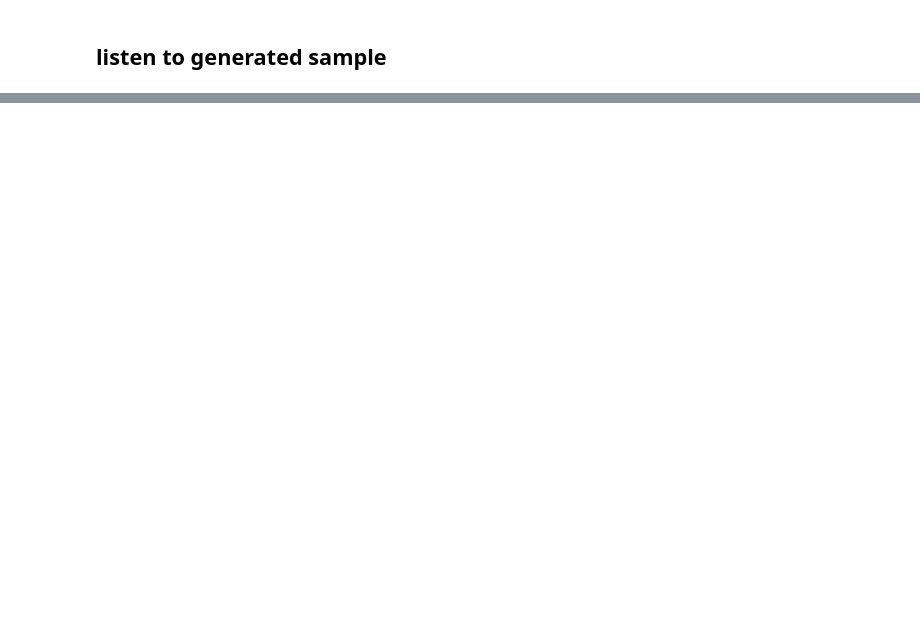
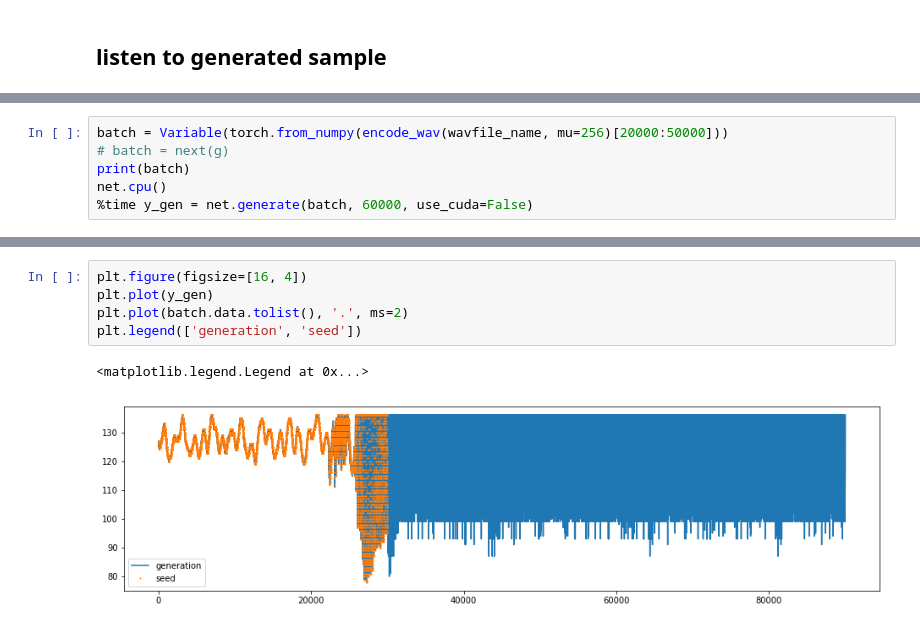
Before and after one commit to crazyoscarchang/pytorch-wavenet, a Jupyter notebook: wavenet.ipynb, the cells around one changed output, grey strips where cells are left out. Saved outputs shown, nothing was run; the diff lists cells and outputs as text; blank space fills up the shorter version.

Commit message:
generate on cpu for more memory, try 256 bin encoding rather than 64

```diff
--- a/wavenet.ipynb
+++ b/wavenet.ipynb
@@ -325,0 +331,6 @@ plt.legend(['generation','seed'])
+# %%
+batch = Variable(torch.from_numpy(encode_wav(wavfile_name, mu=256)[20000:50000]))
+# batch = next(g)
+print(batch)
+net.cpu()
+%time y_gen = net.generate(batch, 60000, use_cuda=False)
@@ -325,0 +350,8 @@ plt.legend(['generation','seed'])
+# %%
+plt.figure(figsize=[16, 4])
+plt.plot(y_gen)
+plt.plot(batch.data.tolist(), '.', ms=2)
+plt.legend(['generation', 'seed'])
+# %% [output]
+<matplotlib.legend.Legend at 0x...>
+[figure, added]
```
Also changed, not shown: parts of 17 cells of this notebook.
